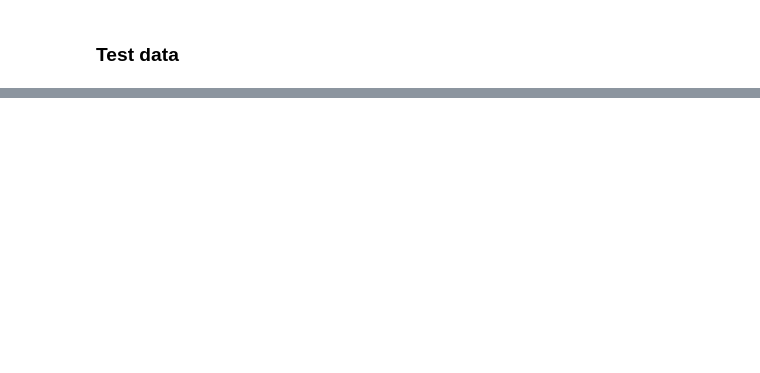
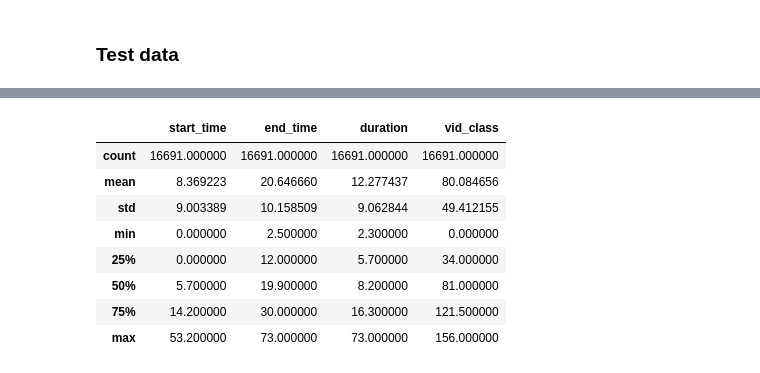
Before and after one commit to JavierTham/Transforming_CV, a Jupyter notebook: src/Data_processing.ipynb, the cells around one changed output, grey strips where cells are left out. Cells and saved outputs as stored; diff of their text form; code cells hidden in the pictures; blank space fills up the shorter version.

```diff
--- a/src/Data_processing.ipynb
+++ b/src/Data_processing.ipynb
@@ -134,7 +161,25 @@ test_df = test_df.explode('actions').reset_index(drop = True)
 action_start_end = list(test_df['actions'].apply(lambda x: x.split(' ')))
 test_temp_df = pd.DataFrame(action_start_end, columns=['action', 'start_time', 'end_time'])
 test_df = pd.concat([test_df[['id']], test_temp_df], axis=1)
+# %%
+test_df['start_time'] = test_df['start_time'].apply(float)
+test_df['end_time'] = test_df['end_time'].apply(float)
+test_df['duration'] = test_df['end_time'] - test_df['start_time']
+# %%
+test_df = test_df[test_df['duration'] > 0].reset_index(drop = True)
 # %%
 test_df["vid_class"] = test_df["action"].apply(lambda x: int(x[1:]))
+# %%
+test_df.describe()
+# %% [output]
+|  | start_time | end_time | duration | vid_class |
+| count | 16691.000000 | 16691.000000 | 16691.000000 | 16691.000000 |
+| mean | 8.369223 | 20.646660 | 12.277437 | 80.084656 |
+| std | 9.003389 | 10.158509 | 9.062844 | 49.412155 |
+| min | 0.000000 | 2.500000 | 2.300000 | 0.000000 |
+| 25% | 0.000000 | 12.000000 | 5.700000 | 34.000000 |
+| 50% | 5.700000 | 19.900000 | 8.200000 | 81.000000 |
+| 75% | 14.200000 | 30.000000 | 16.300000 | 121.500000 |
+| max | 53.200000 | 73.000000 | 73.000000 | 156.000000 |
 # %%
 test_df.to_csv("../data/test_data2.csv", index = False)
```
Also changed, not shown: parts of 7 cells of this notebook, 5 other files.
